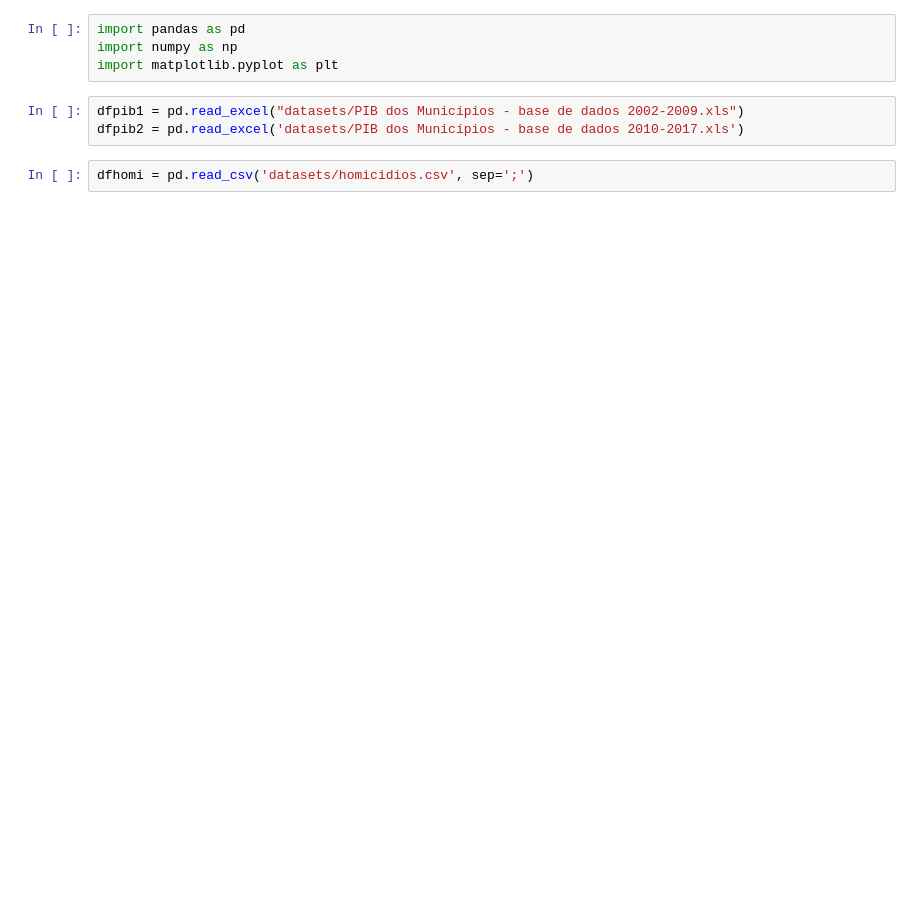
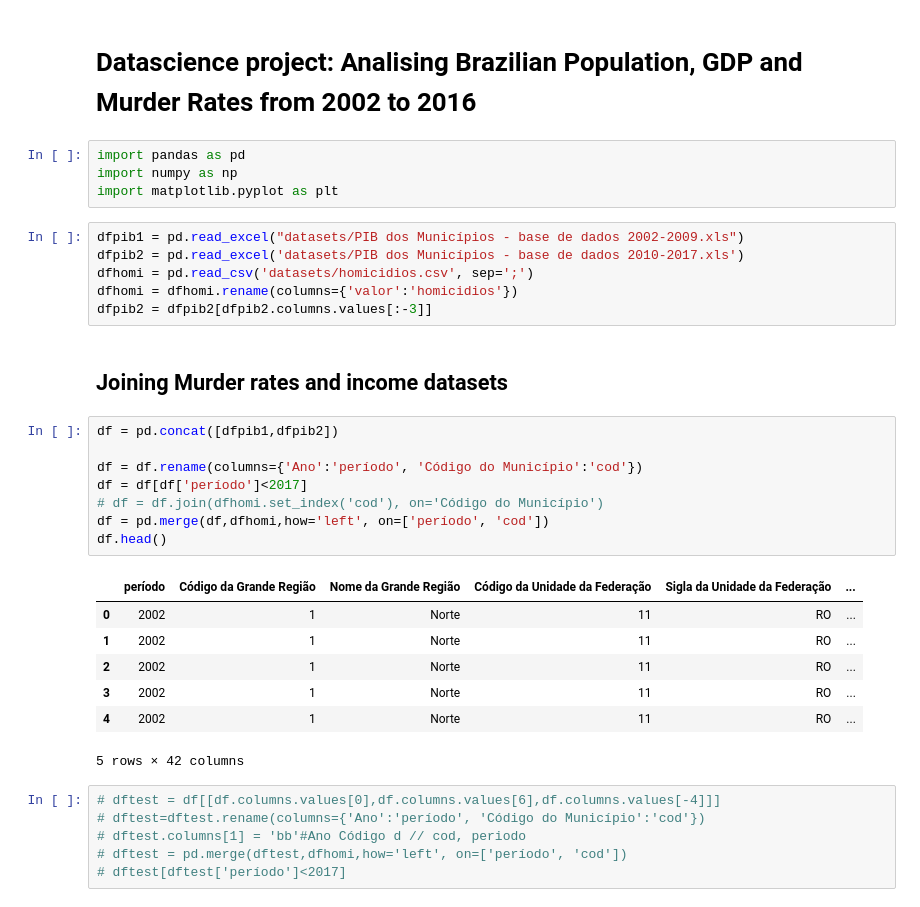
Before and after one commit to vgs2/Socioeconomic-analysis-of-the-brazilian-cities, a Jupyter notebook: projeto.ipynb, the cells around one changed output. Saved outputs shown, nothing was run; the diff lists cells and outputs as text; blank space fills up the shorter version.

```diff
--- a/projeto.ipynb
+++ b/projeto.ipynb
@@ -1,3 +1,5 @@
+# %% [markdown]
+# Datascience project: Analising Brazilian Population, GDP and Murder Rates from 2002 to 2016
 # %%
 import pandas as pd
 import numpy as np
@@ -5,7 +7,32 @@ import matplotlib.pyplot as plt
 # %%
 dfpib1 = pd.read_excel("datasets/PIB dos Municípios - base de dados 2002-2009.xls")
 dfpib2 = pd.read_excel('datasets/PIB dos Municípios - base de dados 2010-2017.xls')
+dfhomi = pd.read_csv('datasets/homicidios.csv', sep=';')
+dfhomi = dfhomi.rename(columns={'valor':'homicidios'})
+dfpib2 = dfpib2[dfpib2.columns.values[:-3]]
-# %%
-dfhomi = pd.read_csv('datasets/homicidios.csv', sep=';')
+# %% [markdown]
+## Joining Murder rates and income datasets
+# %%
+df = pd.concat([dfpib1,dfpib2])
+
+df = df.rename(columns={'Ano':'período', 'Código do Município':'cod'})
+df = df[df['período']<2017]
+# df = df.join(dfhomi.set_index('cod'), on='Código do Município')
+df = pd.merge(df,dfhomi,how='left', on=['período', 'cod'])
+df.head()
+# %% [output]
+|  | período | Código da Grande Região | Nome da Grande Região | Código da Unidade da Federação | Sigla da Unidade da Federação | ... |
+| 0 | 2002 | 1 | Norte | 11 | RO | ... |
+| 1 | 2002 | 1 | Norte | 11 | RO | ... |
+| 2 | 2002 | 1 | Norte | 11 | RO | ... |
+| 3 | 2002 | 1 | Norte | 11 | RO | ... |
+| 4 | 2002 | 1 | Norte | 11 | RO | ... |
+5 rows × 42 columns
+# %%
+# dftest = df[[df.columns.values[0],df.columns.values[6],df.columns.values[-4]]]
+# dftest=dftest.rename(columns={'Ano':'período', 'Código do Município':'cod'})
+# dftest.columns[1] = 'bb'#Ano Código d // cod, periodo
+# dftest = pd.merge(dftest,dfhomi,how='left', on=['período', 'cod'])
+# dftest[dftest['período']<2017]
 # %%
 dfpib1[dfpib1['Código do Município']==2611606]
```
Also changed, not shown: parts of 20 cells of this notebook.
